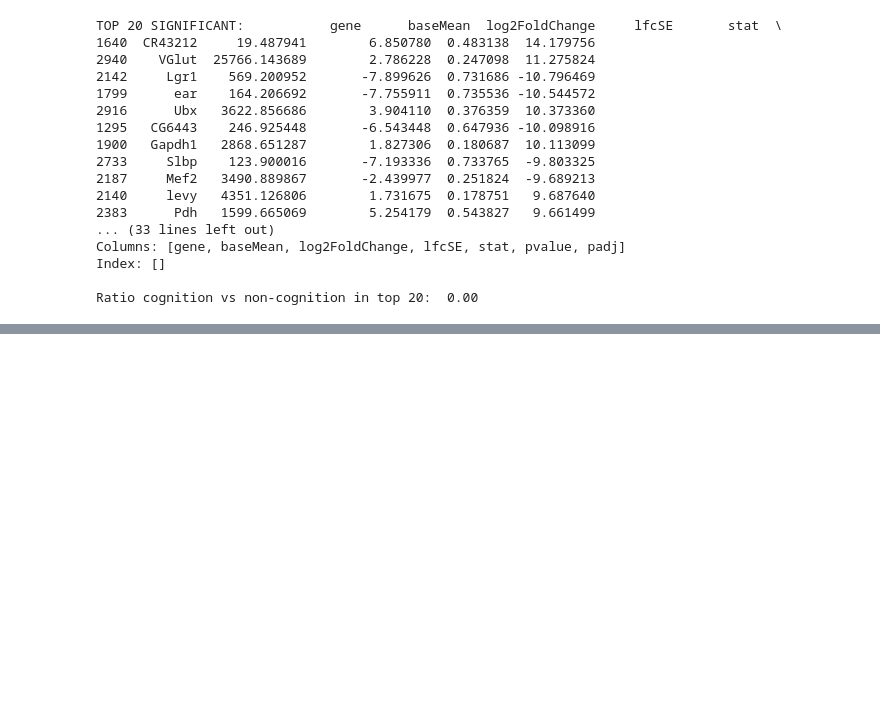
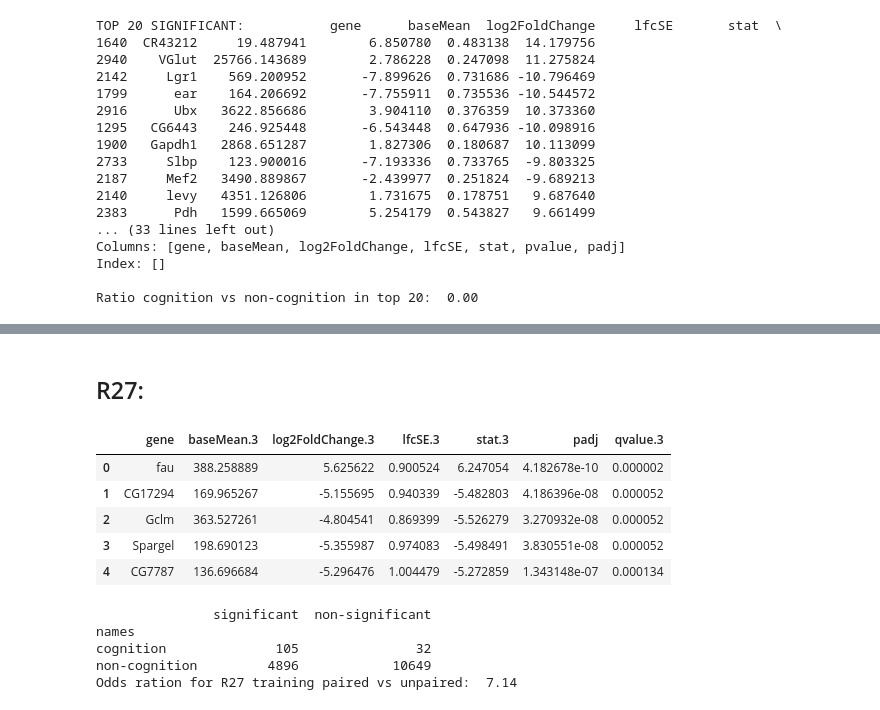
Before and after one commit to marieanselmet/genetic_link_metabolism_neurodegeneration, a Jupyter notebook: single_cell_RNAseq_MB/DGE_analysis_data.ipynb, the cells around one changed output, grey strips where cells are left out. Saved outputs shown, nothing was run; the diff lists cells and outputs as text; code cells hidden in the pictures; blank space fills up the shorter version.

```diff
--- a/single_cell_RNAseq_MB/DGE_analysis_data.ipynb
+++ b/single_cell_RNAseq_MB/DGE_analysis_data.ipynb
@@ -601,0 +733,25 @@ DAL.head
+# %% [markdown]
+## R27:
+# %%
+R27 = pd.read_excel(DGE_PAPER, sheet_name="Supplemental Table 6", usecols="Z:AF", skiprows=7)
+R27.rename(columns={'Genes.3': 'gene', 'pvalue.3':'padj'}, inplace=True)
+R27.dropna(axis=0, inplace=True)
+R27.head()
+# %% [output]
+|  | gene | baseMean.3 | log2FoldChange.3 | lfcSE.3 | stat.3 | padj | qvalue.3 |
+| 0 | fau | 388.258889 | 5.625622 | 0.900524 | 6.247054 | 4.182678e-10 | 0.000002 |
+| 1 | CG17294 | 169.965267 | -5.155695 | 0.940339 | -5.482803 | 4.186396e-08 | 0.000052 |
+| 2 | Gclm | 363.527261 | -4.804541 | 0.869399 | -5.526279 | 3.270932e-08 | 0.000052 |
+| 3 | Spargel | 198.690123 | -5.355987 | 0.974083 | -5.498491 | 3.830551e-08 | 0.000052 |
+| 4 | CG7787 | 136.696684 | -5.296476 | 1.004479 | -5.272859 | 1.343148e-07 | 0.000134 |
+# %%
+contingency_table_R27 = compute_contingency_table(R27)
+print(contingency_table_R27)
+odds_ratio_R27 = compute_odds_ratio(contingency_table_R27)
+print("Odds ration for R27 training paired vs unpaired:  %.2f" % odds_ratio_R27)
+# %% [output]
+               significant  non-significant
+names
+cognition              105               32
+non-cognition         4896            10649
+Odds ration for R27 training paired vs unpaired:  7.14
```
Also changed, not shown: parts of 28 cells of this notebook.
